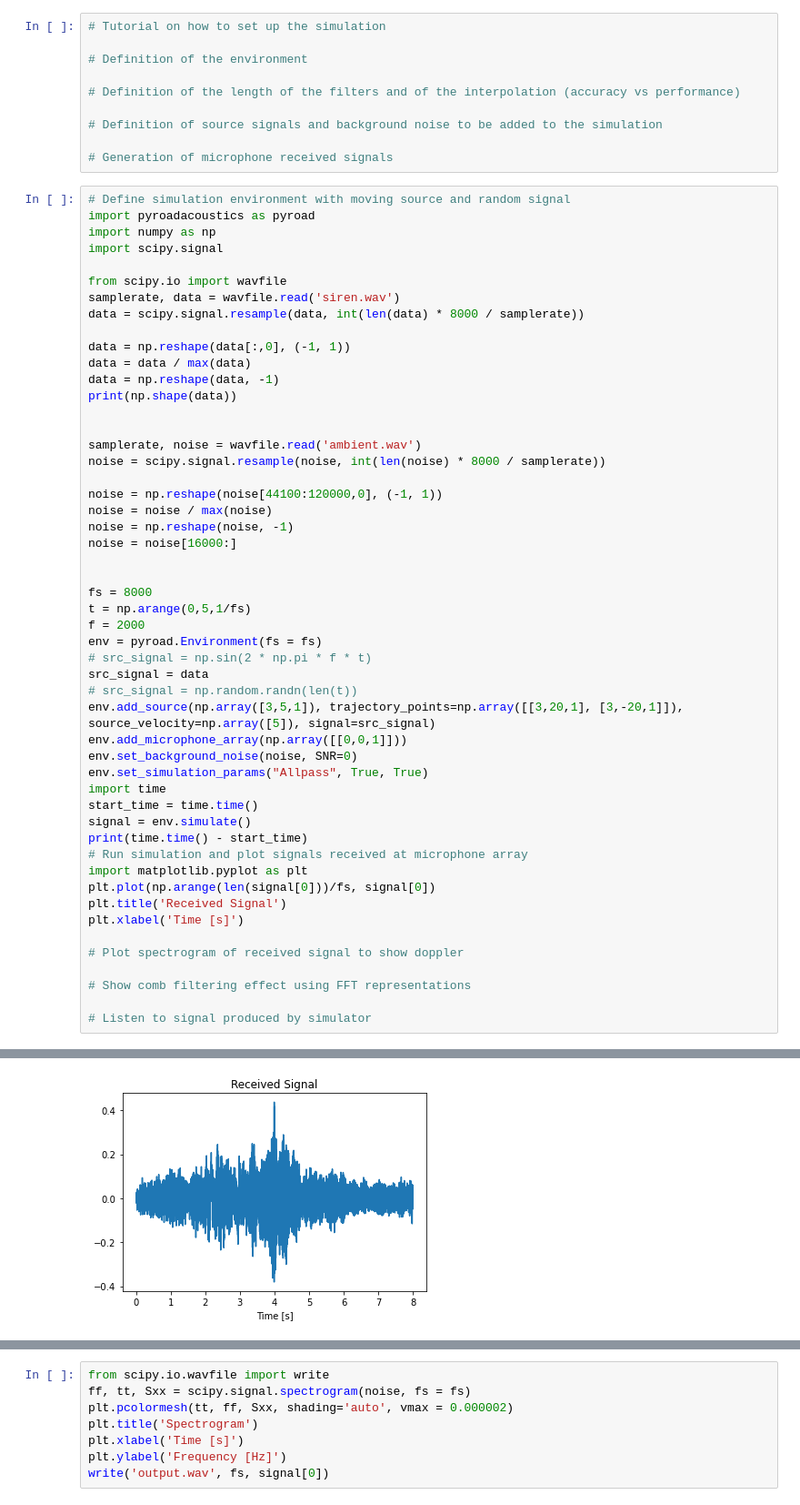
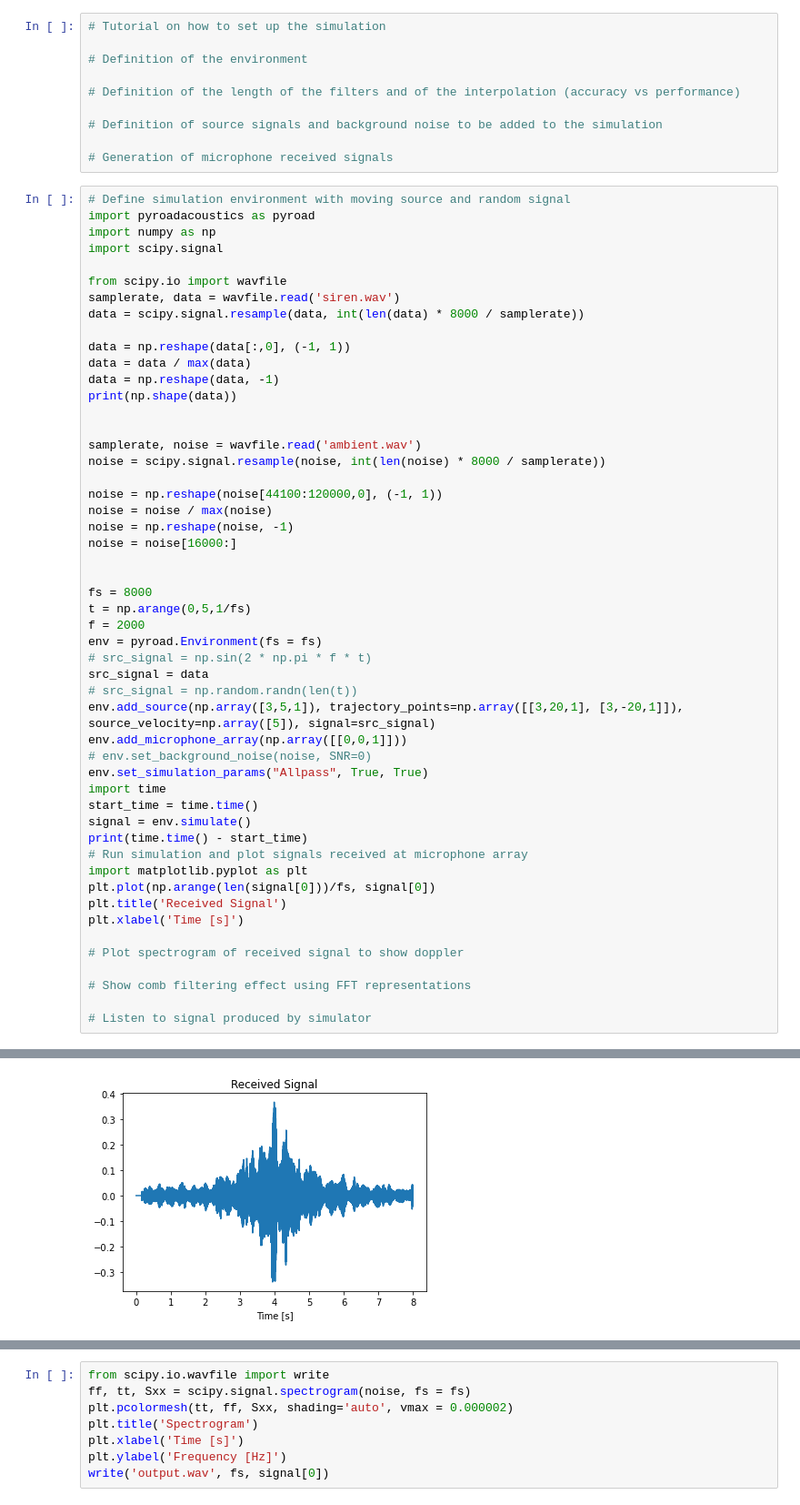
Before and after one commit to steDamiano/pyroadacoustics, a Jupyter notebook: simulator_demo.ipynb, the cells around one changed output, grey strips where cells are left out. Shown at 91% size. Drawn from its saved outputs; the diff is of its cells as text.

```diff
--- a/simulator_demo.ipynb
+++ b/simulator_demo.ipynb
@@ -62,7 +62,7 @@ src_signal = data
 # src_signal = np.random.randn(len(t))
 env.add_source(np.array([3,5,1]), trajectory_points=np.array([[3,20,1], [3,-20,1]]), source_velocity=np.array([5]), signal=src_signal)
 env.add_microphone_array(np.array([[0,0,1]]))
-env.set_background_noise(noise, SNR=0)
+# env.set_background_noise(noise, SNR=0)
 env.set_simulation_params("Allpass", True, True)
 import time
 start_time = time.time()
@@ -85,5 +85,5 @@ plt.xlabel('Time [s]')
 Text(0.5, 0, 'Time [s]')
-[figure, old version]
+[figure, new version]
 # %%
 import scipy.signal
 from scipy.io.wavfile import write
```
Also changed, not shown: parts of 5 cells of this notebook, 2 other files.
